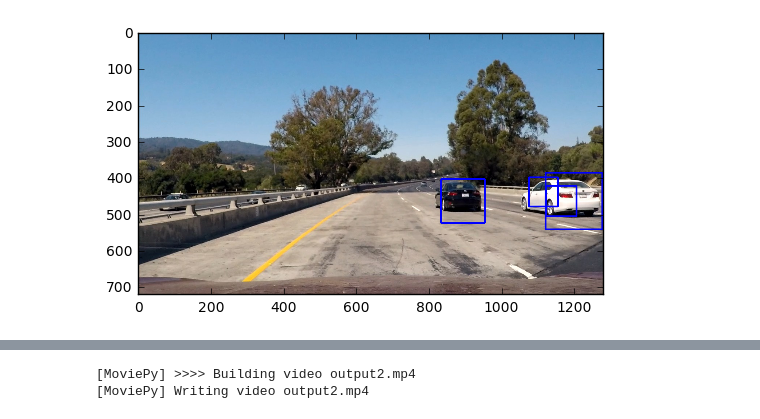
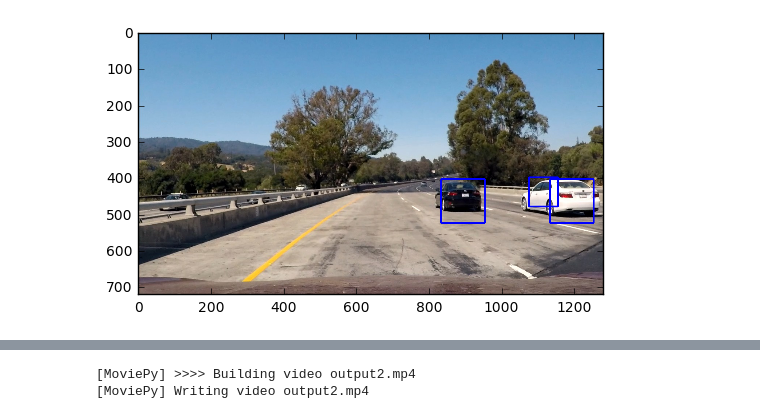
Before and after one commit to eigendreams/vehicle_tracking, a Jupyter notebook: Universal.ipynb, the cells around one changed output, grey strips where cells are left out. Saved outputs shown, nothing was run; the diff lists cells and outputs as text; code cells hidden in the pictures.

```diff
--- a/Universal.ipynb
+++ b/Universal.ipynb
@@ -75,10 +75,9 @@ def normalizeLayer(layer):
 # hog fetures are allright, BUT then we need to normalize to 0 as keras would
 # prefer that. It is also convenient to do this PER layer, as in batch
 # normalization too. Should work with images too!
+#
+# This applies the layer normalization to a volume
 def normalizeVolume(volume):
-
-    # could be needed
-    #volume = np.array(volume, dtype=np.float32)
 
     # get dimensions, I asssume last dimension depicts layers/bins
     bins = volume.shape[-1]
@@ -88,5 +87,5 @@ def normalizeVolume(volume):
         layer = volume[:, :, bin]
         volume[:, :, bin] = normalizeLayer(layer)
 
-    return volumeData
+    return volume
 # %%
@@ -189,3 +217,13 @@ def hogFeatures(img,
         matrix = normalizeVolume(matrix)
 
     return matrix
+# %%
+# See how hog features look for a few images
+img = mpimg.imread('imgs/1.png')
+hogFeatures(img,
+            color='yuv_y',
+            orient=9,
+            pix_per_cell=8,
+            norm=True,
+            chkrange=True,
+            pvisualise=True);
@@ -381,6 +431,7 @@ Test Accuracy of SVC =  0.998401023345
 0.0 Seconds to predict with SVC
 [ 0.]
 # %%
+# Lets explore how good the fits actually is
 def fitExplorer(x, y, svc):
 
     plt.plot(y, 'x')
@@ -392,15 +443,15 @@ def fitExplorer(x, y, svc):
     plt.show()
 
     sortedf = (np.sort(distances))
-    inner   = sortedf[(sortedf >= -0.2) & (sortedf <= 0.2)]
+    inner   = sortedf[(sortedf >= -0.6) & (sortedf <= 0.6)]
     plt.plot(inner, 'o')
     plt.show()
 
-    problem_idx_prednoncar = distances[(predictions < 0.1) & (y > 0.9)]
+    problem_idx_prednoncar = distances[(predictions <= 0) & (y >= 1)]
     plt.plot(problem_idx_prednoncar, 'o')
     plt.show()
 
-    problem_idx_predcar = distances[(predictions > 0.9) & (y < 0.1)]
+    problem_idx_predcar = distances[(predictions >= 1) & (y <= 0)]
     plt.plot(problem_idx_predcar, 'o')
     plt.show()
 # %%
@@ -414,8 +465,10 @@ fitExplorer(x, y, svc)
 # %%
+# Wrap the classifier in our custom function to apply some thresholding
+# 0.4 seems an ok value
 def thresholdedEvaluator(img,
                          svc,
                          scaler,
-                         threshold = 0.2):
+                         threshold = 0.4):
     # We want to apply a threshold for identification of cars, as shown in
     # the explored data above, we really want to do this to predict a car,
     # as dealing with hard negatives is hard
@@ -678,12 +735,12 @@ def esvm_nms(boxes, overlap):
 
     return top
 # %%
-tops = esvm_nms(window_list, 0.5)
+tops = esvm_nms(window_list, 0.2)
 window_img = draw_boxes(img, tops, color=(0, 0, 255), thick=3)
 plt.imshow(window_img)
 plt.show()
 # %% [output]
-[figure, old version]
+[figure, new version]
 # %%
 def heatMap(img,
             llist_windows,
```
Also changed, not shown: parts of 18 cells of this notebook, 1 other file.
